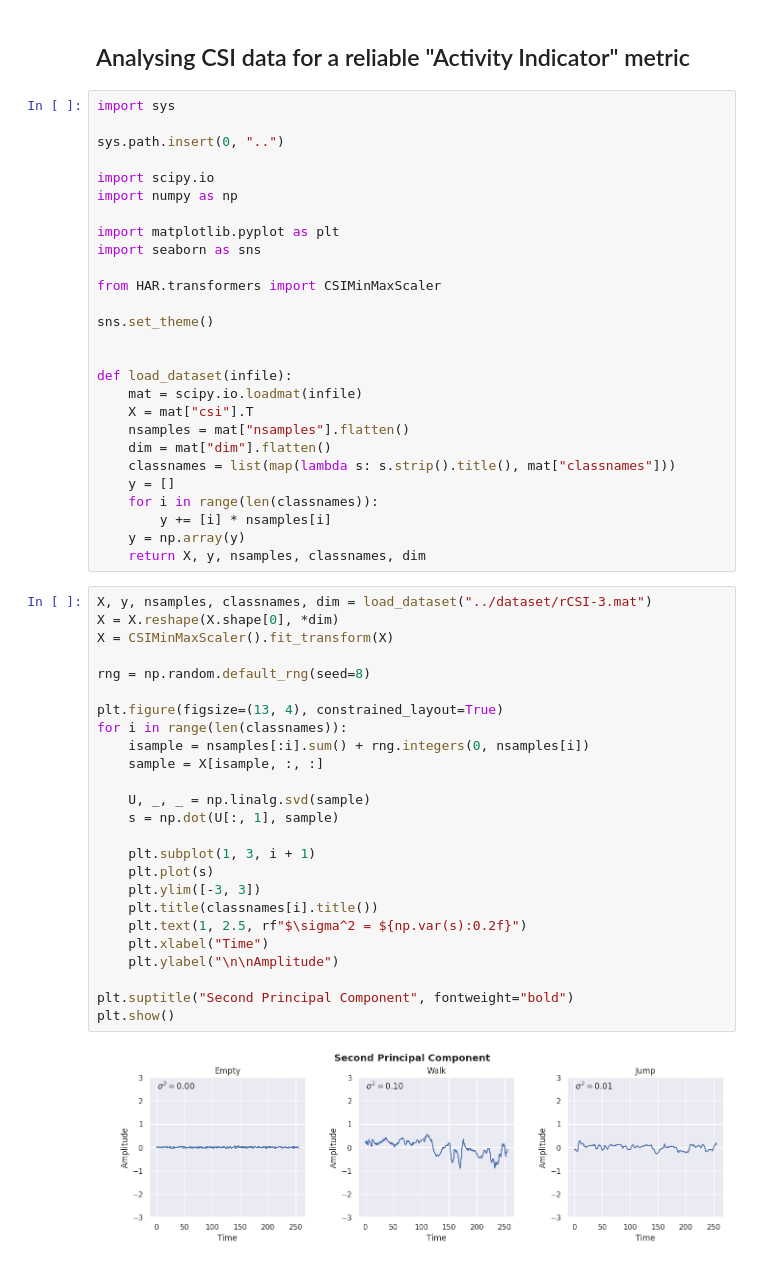
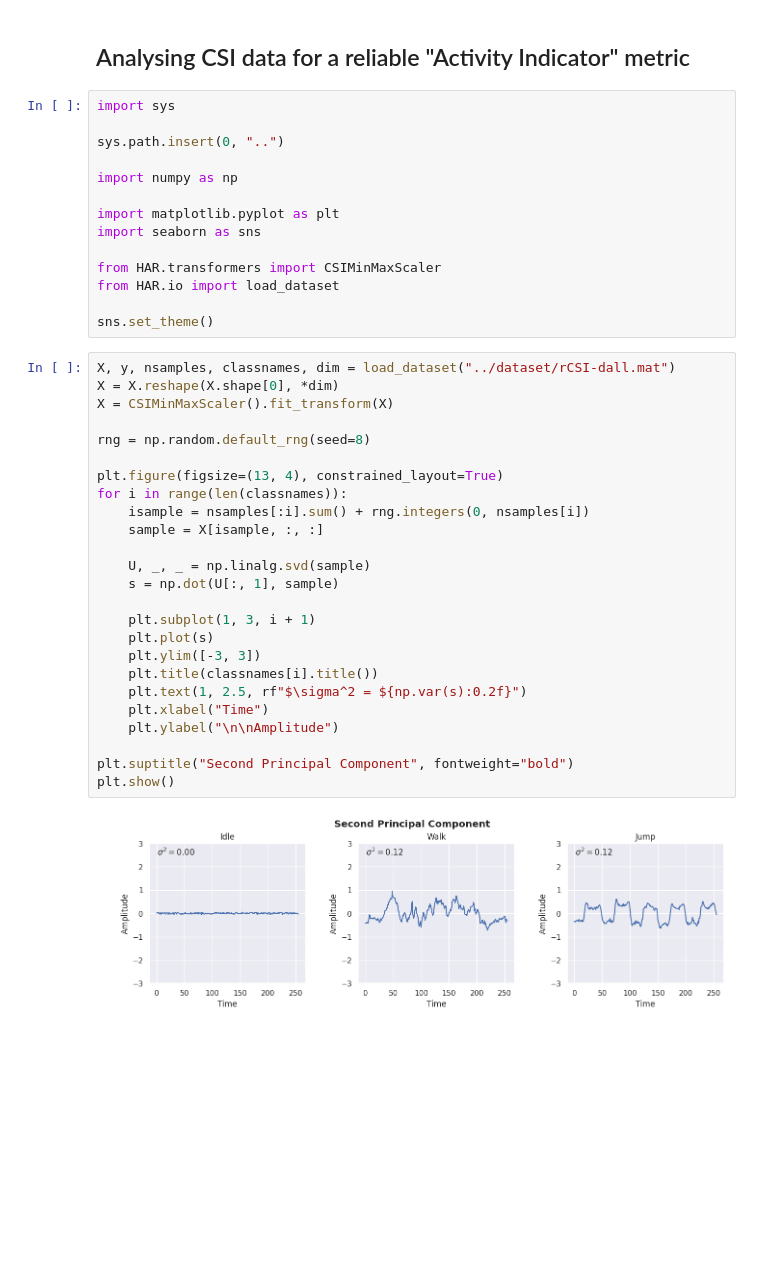
Before and after one commit to winwinashwin/CSI-Sense-Zero, a Jupyter notebook: notebooks/activity_indicator.ipynb, the cells around one changed output. Cells and saved outputs as stored; diff of their text form; blank space fills up the shorter version.

```diff
--- a/notebooks/activity_indicator.ipynb
+++ b/notebooks/activity_indicator.ipynb
@@ -5,55 +5,42 @@ import sys
 
 sys.path.insert(0, "..")
 
-import scipy.io
 import numpy as np
 
 import matplotlib.pyplot as plt
 import seaborn as sns
 
 from HAR.transformers import CSIMinMaxScaler
+from HAR.io import load_dataset
 
 sns.set_theme()
-
-
-def load_dataset(infile):
-    mat = scipy.io.loadmat(infile)
-    X = mat["csi"].T
-    nsamples = mat["nsamples"].flatten()
-    dim = mat["dim"].flatten()
-    classnames = list(map(lambda s: s.strip().title(), mat["classnames"]))
-    y = []
-    for i in range(len(classnames)):
-        y += [i] * nsamples[i]
-    y = np.array(y)
-    return X, y, nsamples, classnames, dim
 # %%
-X, y, nsamples, classnames, dim = load_dataset("../dataset/rCSI-3.mat")
+X, y, nsamples, classnames, dim = load_dataset("../dataset/rCSI-dall.mat")
 X = X.reshape(X.shape[0], *dim)
 X = CSIMinMaxScaler().fit_transform(X)
 
 rng = np.random.default_rng(seed=8)
 
 plt.figure(figsize=(13, 4), constrained_layout=True)
 for i in range(len(classnames)):
     isample = nsamples[:i].sum() + rng.integers(0, nsamples[i])
     sample = X[isample, :, :]
 
     U, _, _ = np.linalg.svd(sample)
     s = np.dot(U[:, 1], sample)
 
     plt.subplot(1, 3, i + 1)
     plt.plot(s)
     plt.ylim([-3, 3])
     plt.title(classnames[i].title())
     plt.text(1, 2.5, rf"$\sigma^2 = ${np.var(s):0.2f}")
     plt.xlabel("Time")
     plt.ylabel("\n\nAmplitude")
 
 plt.suptitle("Second Principal Component", fontweight="bold")
 plt.show()
 # %% [output]
-[figure, old version]
+[figure, new version]
 # %%
 U, _, _ = np.linalg.svd(X)
 pc2 = np.einsum("ijk,ij->ik", X, U[:, :, 1])
```
Also changed, not shown: parts of 2 cells of this notebook, 12 other files.
